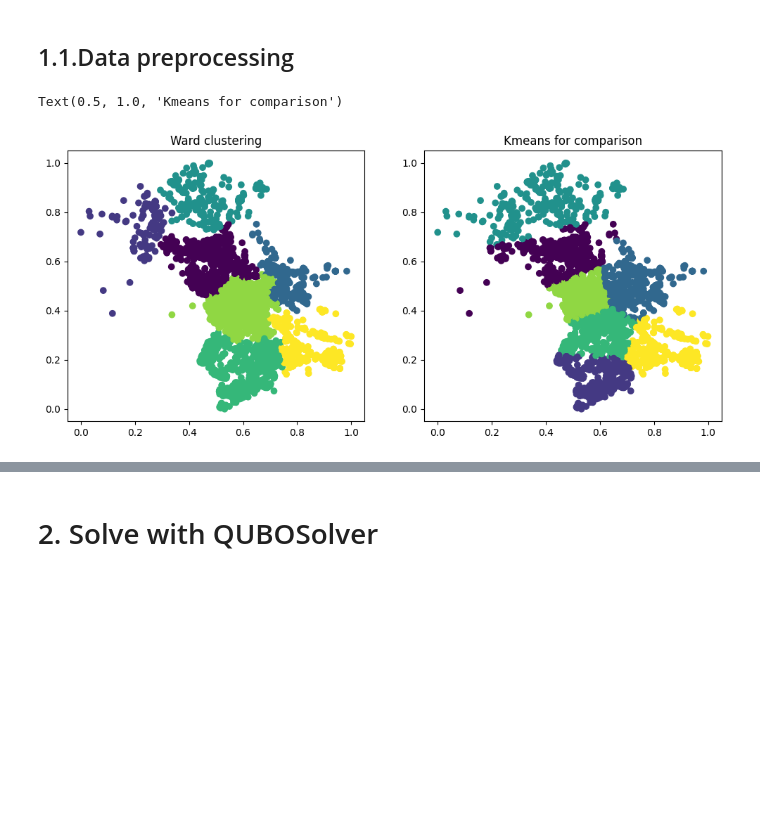
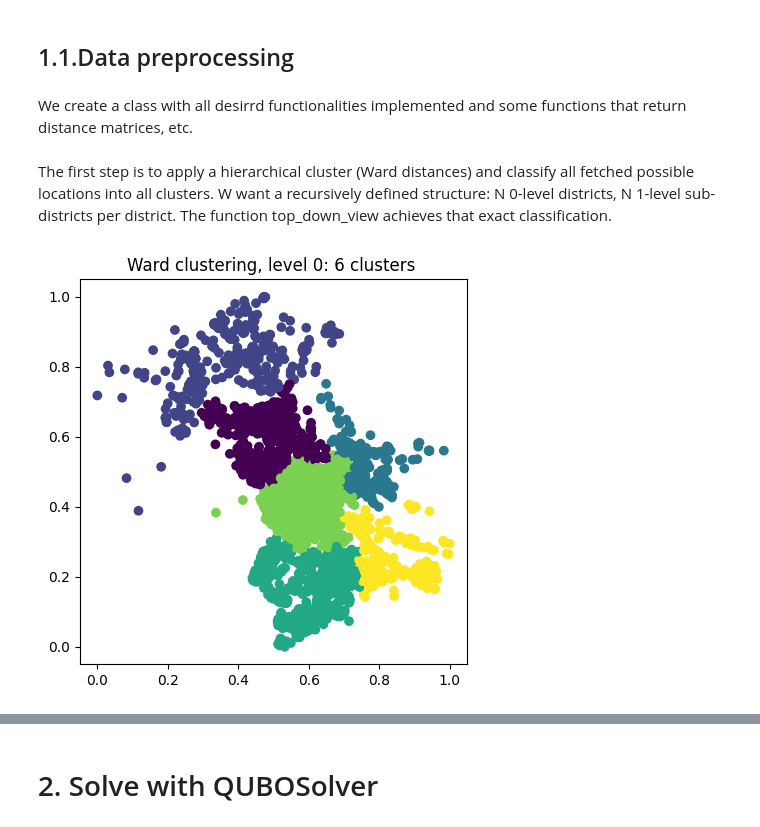
Before and after one commit to pasqal-io/Pasqal_Hackathon_Feb25_Team_03, a Jupyter notebook: get_bus_stops.ipynb, the cells around one changed output, grey strips where cells are left out. Cells and saved outputs as stored; diff of their text form; code cells hidden in the pictures; blank space fills up the shorter version.

```diff
--- a/get_bus_stops.ipynb
+++ b/get_bus_stops.ipynb
@@ -98,4 +98,6 @@ Number of detected possible places: 5280
 Preprocessing: We will be using a clustering algorithm to hierarchically organize the bus stations. So the QUBO can be implemented layer by layer in the same hierarchical approach. This way, we exploit the fractal network that bus stops are
 # %% [markdown]
 ## 1.1.Data preprocessing
+# %% [markdown]
+We create a class with all desirrd functionalities implemented and some functions that return distance matrices, etc.
 # %%
@@ -207,20 +369,21 @@ top_down = linkage_matrix.top_down_view_recur(clusters, levels)
-# %%
-data_size = len(df.index)
-scaler = MinMaxScaler()
-X = scaler.fit_transform(df[['lon','lat']].values)
-
-
-fig, ax = plt.subplots(1, 2)
-fig.set_size_inches((12,5))
-agg_labels = top_down[:,0]
-ax[0].scatter(X.T[0], X.T[1], c=agg_labels)
-ax[0].set_title('Ward clustering')
-
-clustering = KMeans(n_clusters)
-labels = clustering.fit_predict(X)
-
-ax[1].scatter(X.T[0], X.T[1], c=labels)
-ax[1].set_title('Kmeans for comparison')
-# %% [output]
-Text(0.5, 1.0, 'Kmeans for comparison')
-[figure, removed]
+# %% [markdown]
+The first step is to apply a hierarchical cluster (Ward distances) and classify all fetched possible
+locations into all clusters. W want a recursively defined structure: N 0-level districts, N 1-level sub-districts
+per district. The function top_down_view achieves that exact classification.
+# %%
+n_clusters = 6
+levels = 2
+
+# We hierarchically distribute all points
+top_down = linkage_matrix.top_down_view_recur(n_clusters, levels)
+X = linkage_matrix.data
+
+fig, ax = plt.subplots()
+fig.set_size_inches((5,5))
+
+agg_labels = top_down[:,0] # level 0
+ax.scatter(X.T[0], X.T[1], c=agg_labels)
+ax.set_title(f'Ward clustering, level 0: {n_clusters} clusters ')
+plt.show()
+# %% [output]
+[figure, added]
```
Also changed, not shown: parts of 22 cells of this notebook.
